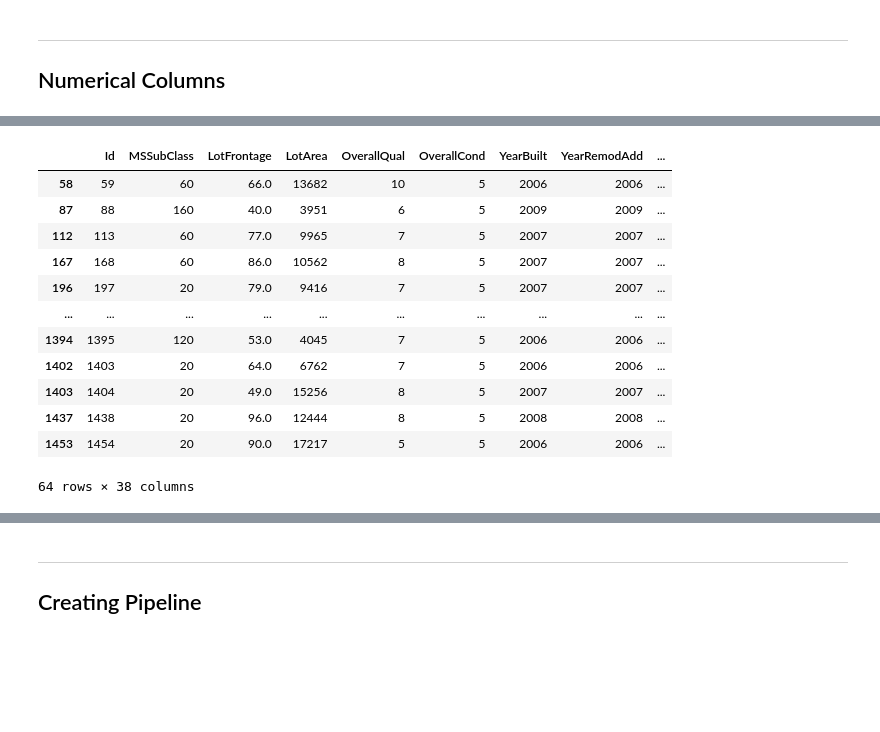
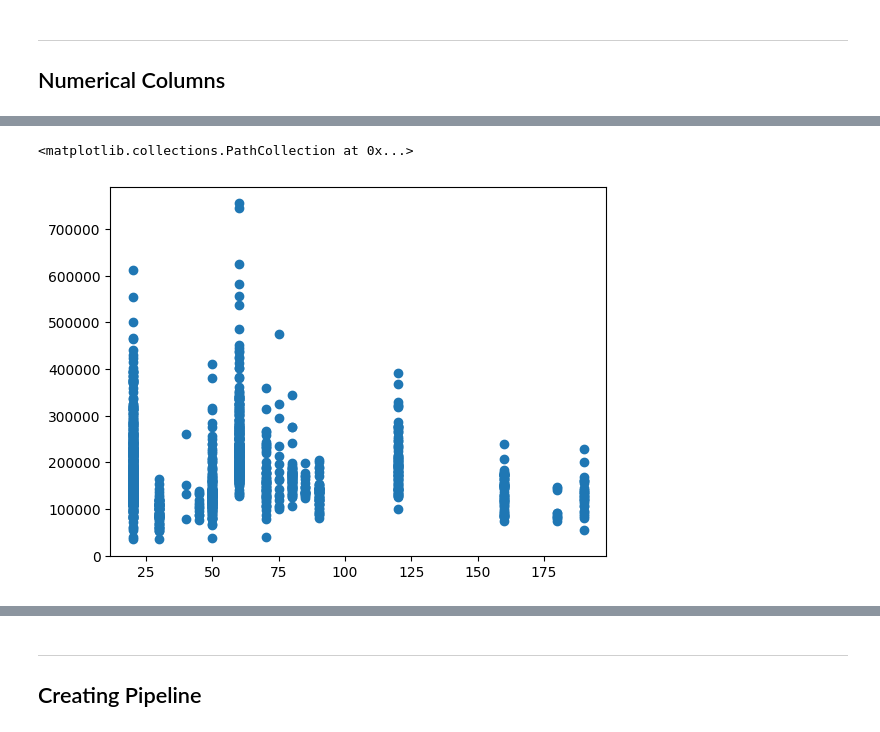
Before and after one commit to ol-webb/kaggle_house_prices, a Jupyter notebook: nb1.ipynb, the cells around one changed output, grey strips where cells are left out. Saved outputs shown, nothing was run; the diff lists cells and outputs as text; code cells hidden in the pictures; blank space fills up the shorter version.

```diff
--- a/nb1.ipynb
+++ b/nb1.ipynb
@@ -320,16 +361,5 @@ numeric['YearRemodAdd'].hist()
 # %%
-numeric[numeric['YearBuilt'] == numeric['YrSold']]
+plt.scatter(train['MSSubClass'], train['SalePrice'])
 # %% [output]
-|  | Id | MSSubClass | LotFrontage | LotArea | OverallQual | OverallCond | YearBuilt | YearRemodAdd | ... |
-| 58 | 59 | 60 | 66.0 | 13682 | 10 | 5 | 2006 | 2006 | ... |
-| 87 | 88 | 160 | 40.0 | 3951 | 6 | 5 | 2009 | 2009 | ... |
-| 112 | 113 | 60 | 77.0 | 9965 | 7 | 5 | 2007 | 2007 | ... |
-| 167 | 168 | 60 | 86.0 | 10562 | 8 | 5 | 2007 | 2007 | ... |
-| 196 | 197 | 20 | 79.0 | 9416 | 7 | 5 | 2007 | 2007 | ... |
-| ... | ... | ... | ... | ... | ... | ... | ... | ... | ... |
-| 1394 | 1395 | 120 | 53.0 | 4045 | 7 | 5 | 2006 | 2006 | ... |
-| 1402 | 1403 | 20 | 64.0 | 6762 | 7 | 5 | 2006 | 2006 | ... |
-| 1403 | 1404 | 20 | 49.0 | 15256 | 8 | 5 | 2007 | 2007 | ... |
-| 1437 | 1438 | 20 | 96.0 | 12444 | 8 | 5 | 2008 | 2008 | ... |
-| 1453 | 1454 | 20 | 90.0 | 17217 | 5 | 5 | 2006 | 2006 | ... |
-64 rows × 38 columns
+<matplotlib.collections.PathCollection at 0x...>
+[figure, added]
```
Also changed, not shown: parts of 14 cells of this notebook.
